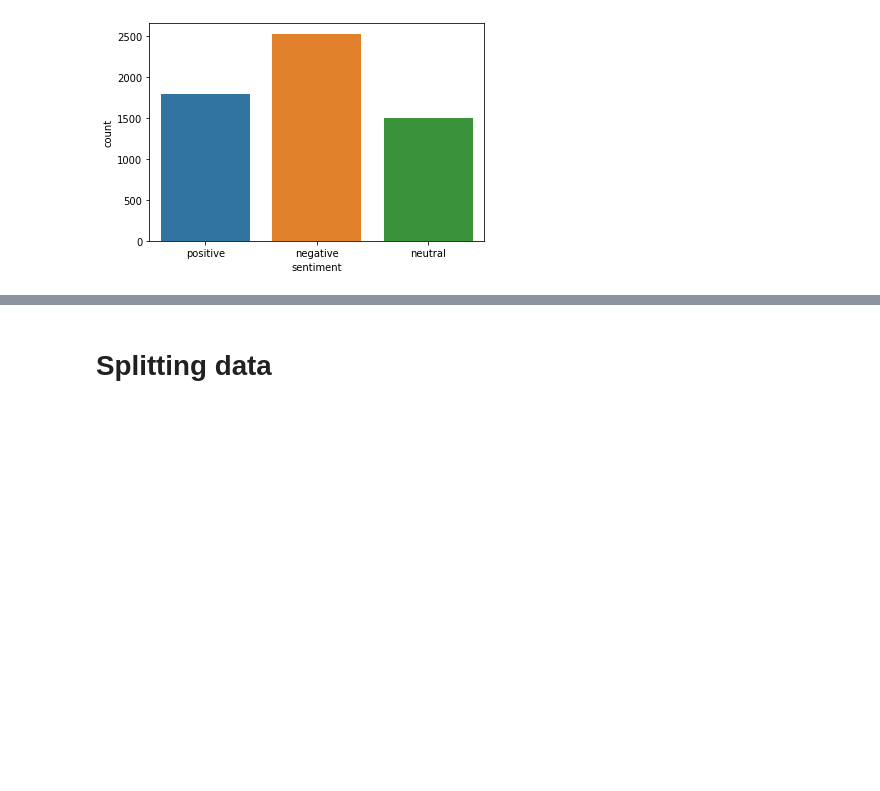
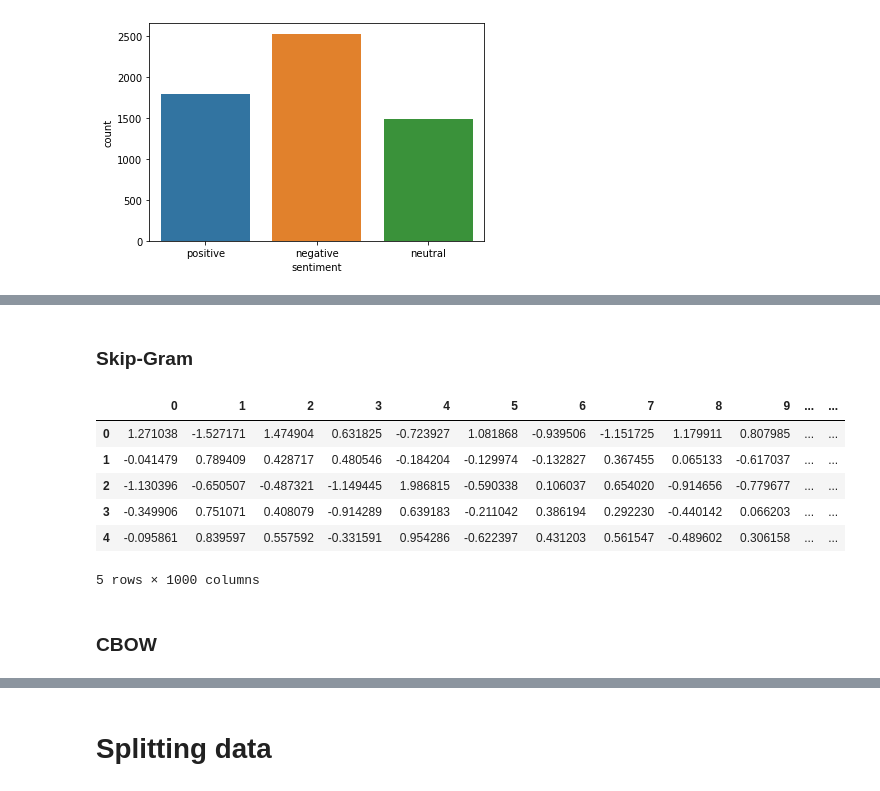
Before and after one commit to 3omara/Arabic-Sentiment-Analysis, a Jupyter notebook: ML_Models.ipynb, the cells around one changed output, grey strips where cells are left out. Cells and saved outputs as stored; diff of their text form; code cells hidden in the pictures; blank space fills up the shorter version.

Commit message:
CBOW trial + final touches

```diff
--- a/ML_Models.ipynb
+++ b/ML_Models.ipynb
@@ -131,0 +114,22 @@ tfidf_vec = TfidfVectorizer()
+# %% [markdown]
+### Skip-Gram
+# %%
+skipgram_path = "Word Embeddings/sg_dict_exp1_5_2_100.txt"
+# %%
+skipgram_dict = read_dict(skipgram_path)
+# %%
+sg_padding = 1000
+# %%
+skipgram_data = embed_data(df, skipgram_dict, sg_padding)
+# %%
+skipgram_data.head()
+# %% [output]
+|  | 0 | 1 | 2 | 3 | 4 | 5 | 6 | 7 | 8 | 9 | ... | ... |
+| 0 | 1.271038 | -1.527171 | 1.474904 | 0.631825 | -0.723927 | 1.081868 | -0.939506 | -1.151725 | 1.179911 | 0.807985 | ... | ... |
+| 1 | -0.041479 | 0.789409 | 0.428717 | 0.480546 | -0.184204 | -0.129974 | -0.132827 | 0.367455 | 0.065133 | -0.617037 | ... | ... |
+| 2 | -1.130396 | -0.650507 | -0.487321 | -1.149445 | 1.986815 | -0.590338 | 0.106037 | 0.654020 | -0.914656 | -0.779677 | ... | ... |
+| 3 | -0.349906 | 0.751071 | 0.408079 | -0.914289 | 0.639183 | -0.211042 | 0.386194 | 0.292230 | -0.440142 | 0.066203 | ... | ... |
+| 4 | -0.095861 | 0.839597 | 0.557592 | -0.331591 | 0.954286 | -0.622397 | 0.431203 | 0.561547 | -0.489602 | 0.306158 | ... | ... |
+5 rows × 1000 columns
+# %% [markdown]
+### CBOW
```
Also changed, not shown: parts of 68 cells of this notebook, 13 other files.
